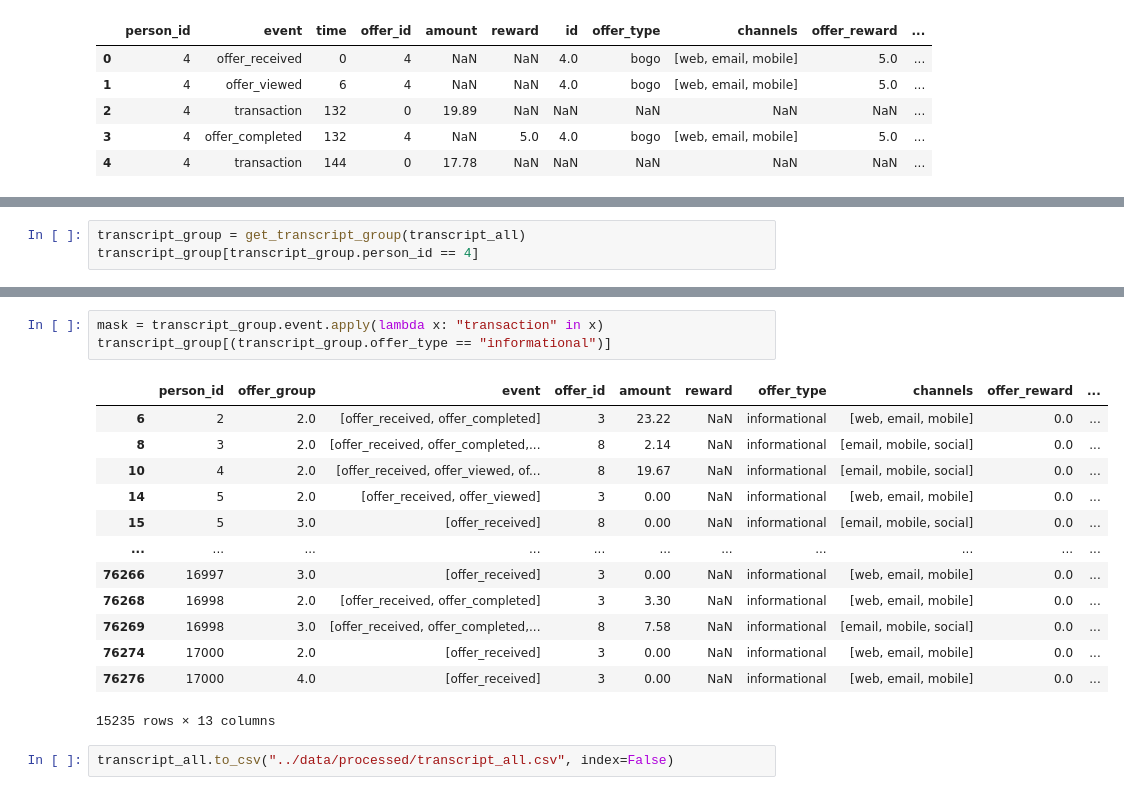
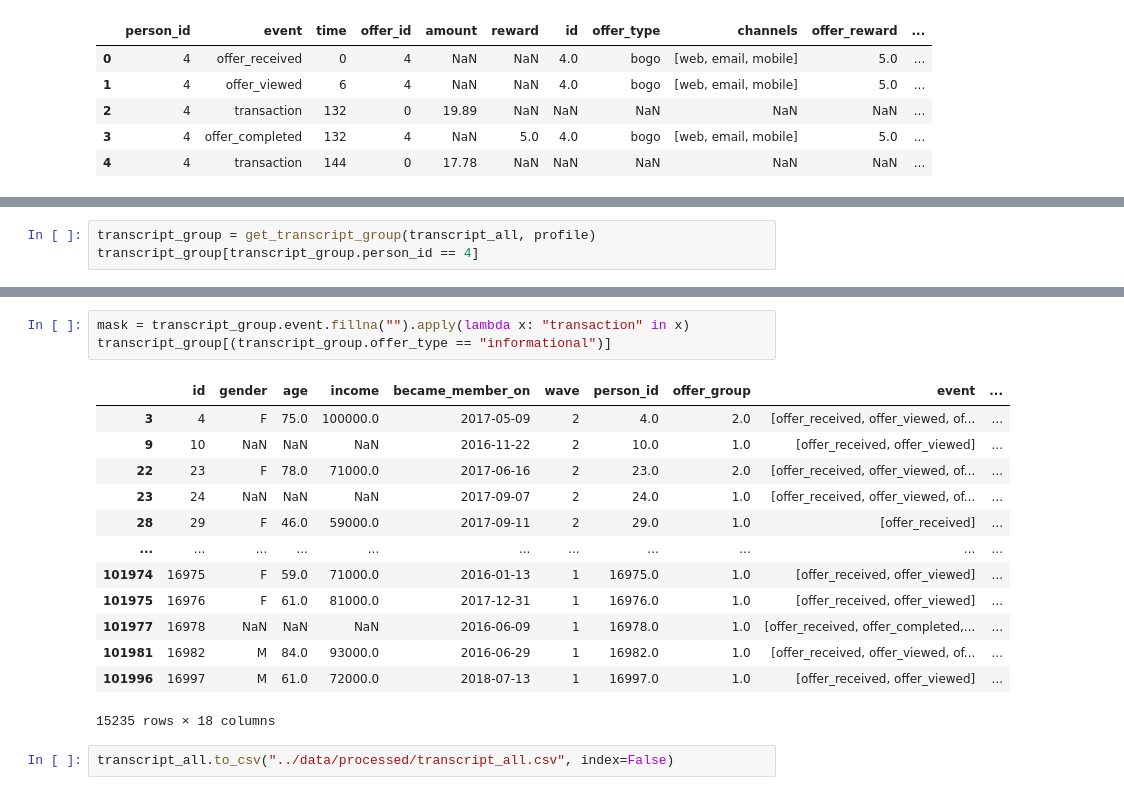
Before and after one commit to netxph/sb-capstone, a Jupyter notebook: notebooks/04 - Data Preparation.ipynb, the cells around one changed output, grey strips where cells are left out. Drawn from its saved outputs; the diff is of its cells as text.

Commit message:
add other profiles

```diff
--- a/notebooks/04 - Data Preparation.ipynb
+++ b/notebooks/04 - Data Preparation.ipynb
@@ -146,4 +146,4 @@ transcript_all[transcript_all.person_id == 4]
 # %%
-transcript_group = get_transcript_group(transcript_all)
+transcript_group = get_transcript_group(transcript_all, profile)
 transcript_group[transcript_group.person_id == 4]
 # %% [output]
@@ -155,20 +155,20 @@ transcript_group[transcript_group.person_id == 4]
 # %%
-mask = transcript_group.event.apply(lambda x: "transaction" in x)
+mask = transcript_group.event.fillna("").apply(lambda x: "transaction" in x)
 transcript_group[(transcript_group.offer_type == "informational")]
 # %% [output]
-|  | person_id | offer_group | event | offer_id | amount | reward | offer_type | channels | offer_reward | ... |
-| 6 | 2 | 2.0 | [offer_received, offer_completed] | 3 | 23.22 | NaN | informational | [web, email, mobile] | 0.0 | ... |
-| 8 | 3 | 2.0 | [offer_received, offer_completed,... | 8 | 2.14 | NaN | informational | [email, mobile, social] | 0.0 | ... |
-| 10 | 4 | 2.0 | [offer_received, offer_viewed, of... | 8 | 19.67 | NaN | informational | [email, mobile, social] | 0.0 | ... |
-| 14 | 5 | 2.0 | [offer_received, offer_viewed] | 3 | 0.00 | NaN | informational | [web, email, mobile] | 0.0 | ... |
-| 15 | 5 | 3.0 | [offer_received] | 8 | 0.00 | NaN | informational | [email, mobile, social] | 0.0 | ... |
+|  | id | gender | age | income | became_member_on | wave | person_id | offer_group | event | ... |
+| 3 | 4 | F | 75.0 | 100000.0 | 2017-05-09 | 2 | 4.0 | 2.0 | [offer_received, offer_viewed, of... | ... |
+| 9 | 10 | NaN | NaN | NaN | 2016-11-22 | 2 | 10.0 | 1.0 | [offer_received, offer_viewed] | ... |
+| 22 | 23 | F | 78.0 | 71000.0 | 2017-06-16 | 2 | 23.0 | 2.0 | [offer_received, offer_viewed, of... | ... |
+| 23 | 24 | NaN | NaN | NaN | 2017-09-07 | 2 | 24.0 | 1.0 | [offer_received, offer_viewed, of... | ... |
+| 28 | 29 | F | 46.0 | 59000.0 | 2017-09-11 | 2 | 29.0 | 1.0 | [offer_received] | ... |
 | ... | ... | ... | ... | ... | ... | ... | ... | ... | ... | ... |
-| 76266 | 16997 | 3.0 | [offer_received] | 3 | 0.00 | NaN | informational | [web, email, mobile] | 0.0 | ... |
-| 76268 | 16998 | 2.0 | [offer_received, offer_completed] | 3 | 3.30 | NaN | informational | [web, email, mobile] | 0.0 | ... |
-| 76269 | 16998 | 3.0 | [offer_received, offer_completed,... | 8 | 7.58 | NaN | informational | [email, mobile, social] | 0.0 | ... |
-| 76274 | 17000 | 2.0 | [offer_received] | 3 | 0.00 | NaN | informational | [web, email, mobile] | 0.0 | ... |
-| 76276 | 17000 | 4.0 | [offer_received] | 3 | 0.00 | NaN | informational | [web, email, mobile] | 0.0 | ... |
+| 101974 | 16975 | F | 59.0 | 71000.0 | 2016-01-13 | 1 | 16975.0 | 1.0 | [offer_received, offer_viewed] | ... |
+| 101975 | 16976 | F | 61.0 | 81000.0 | 2017-12-31 | 1 | 16976.0 | 1.0 | [offer_received, offer_viewed] | ... |
+| 101977 | 16978 | NaN | NaN | NaN | 2016-06-09 | 1 | 16978.0 | 1.0 | [offer_received, offer_completed,... | ... |
+| 101981 | 16982 | M | 84.0 | 93000.0 | 2016-06-29 | 1 | 16982.0 | 1.0 | [offer_received, offer_viewed, of... | ... |
+| 101996 | 16997 | M | 61.0 | 72000.0 | 2018-07-13 | 1 | 16997.0 | 1.0 | [offer_received, offer_viewed] | ... |
-15235 rows × 13 columns
+15235 rows × 18 columns
 # %%
 transcript_all.to_csv("../data/processed/transcript_all.csv", index=False)
 # %%
```
Also changed, not shown: parts of 2 cells of this notebook, 3 other files.
